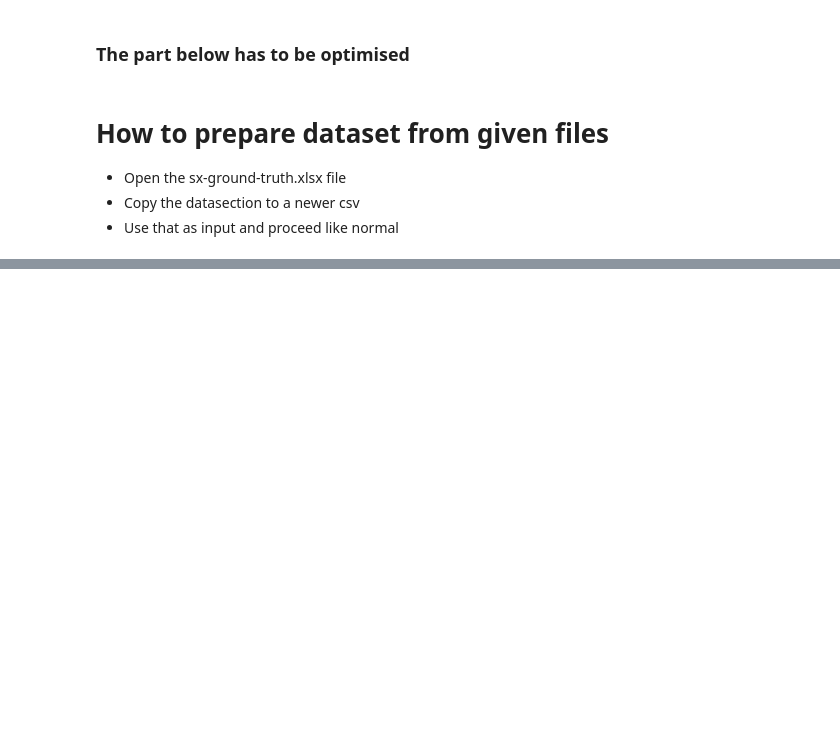
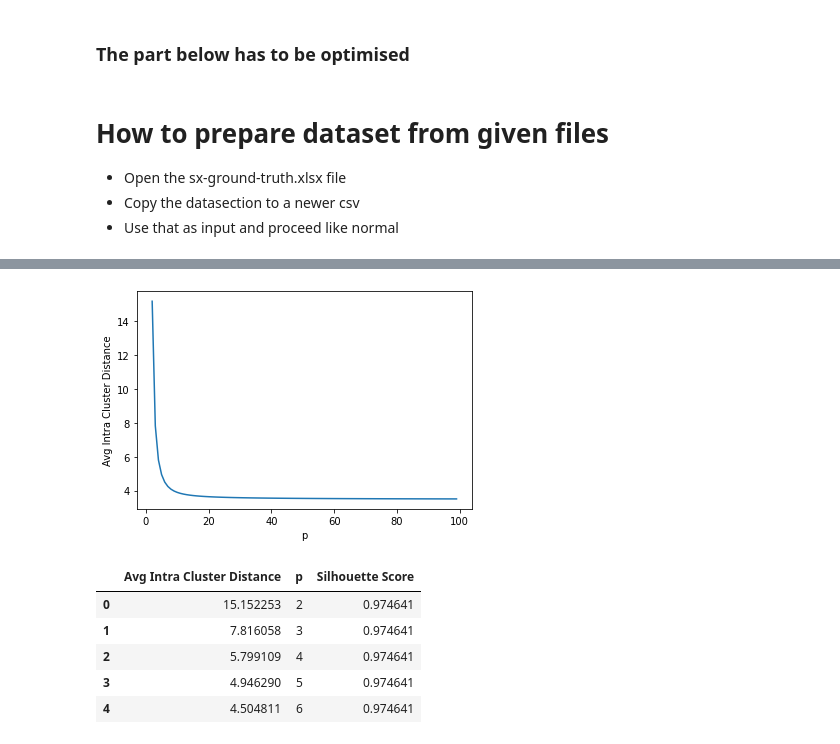
Before and after one commit to MnCSSJ4x/Clustering-Project, a Jupyter notebook: K_Means_Project.ipynb, the cells around one changed output, grey strips where cells are left out. Drawn from its saved outputs; the diff is of its cells as text; code cells hidden in the pictures; blank space fills up the shorter version.

```diff
--- a/K_Means_Project.ipynb
+++ b/K_Means_Project.ipynb
@@ -365,0 +393,10 @@ For dataset1 we see at value of random_state = 1000 we get the correct expected
+# %%
+output_for_txt("dim128.txt",16)
+# %% [output]
+[figure, added]
+|  | Avg Intra Cluster Distance | p | Silhouette Score |
+| 0 | 15.152253 | 2 | 0.974641 |
+| 1 | 7.816058 | 3 | 0.974641 |
+| 2 | 5.799109 | 4 | 0.974641 |
+| 3 | 4.946290 | 5 | 0.974641 |
+| 4 | 4.504811 | 6 | 0.974641 |
```
Also changed, not shown: parts of 10 cells of this notebook.
